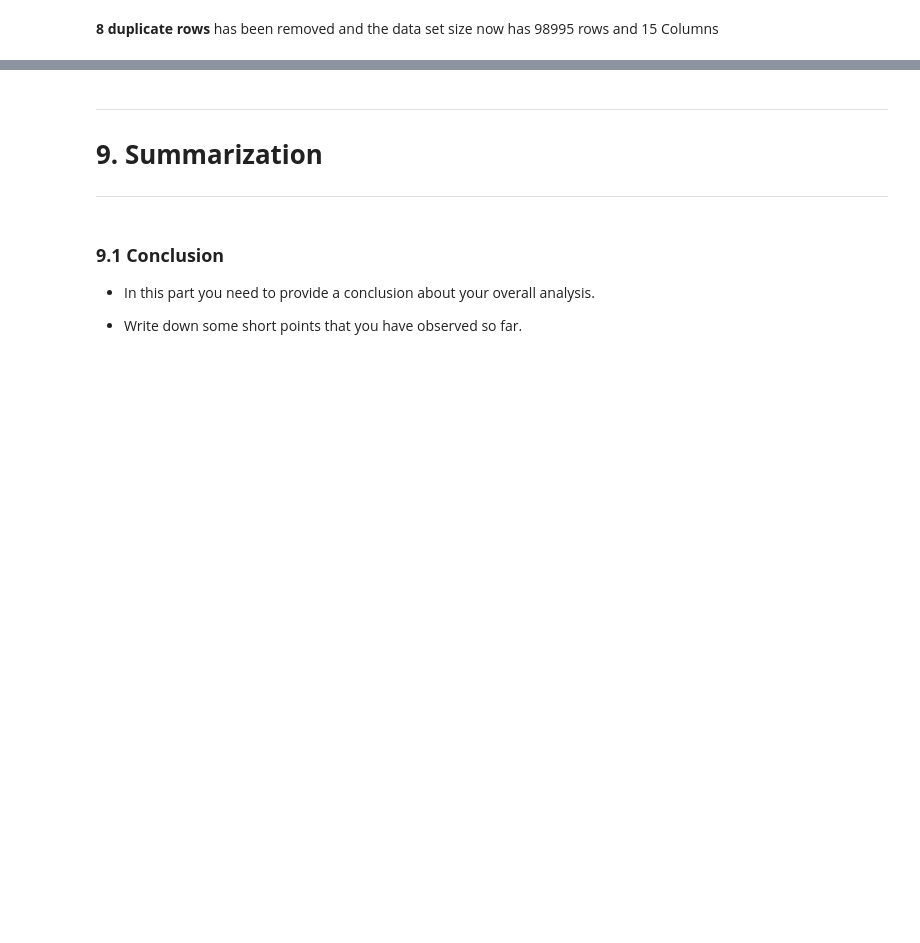
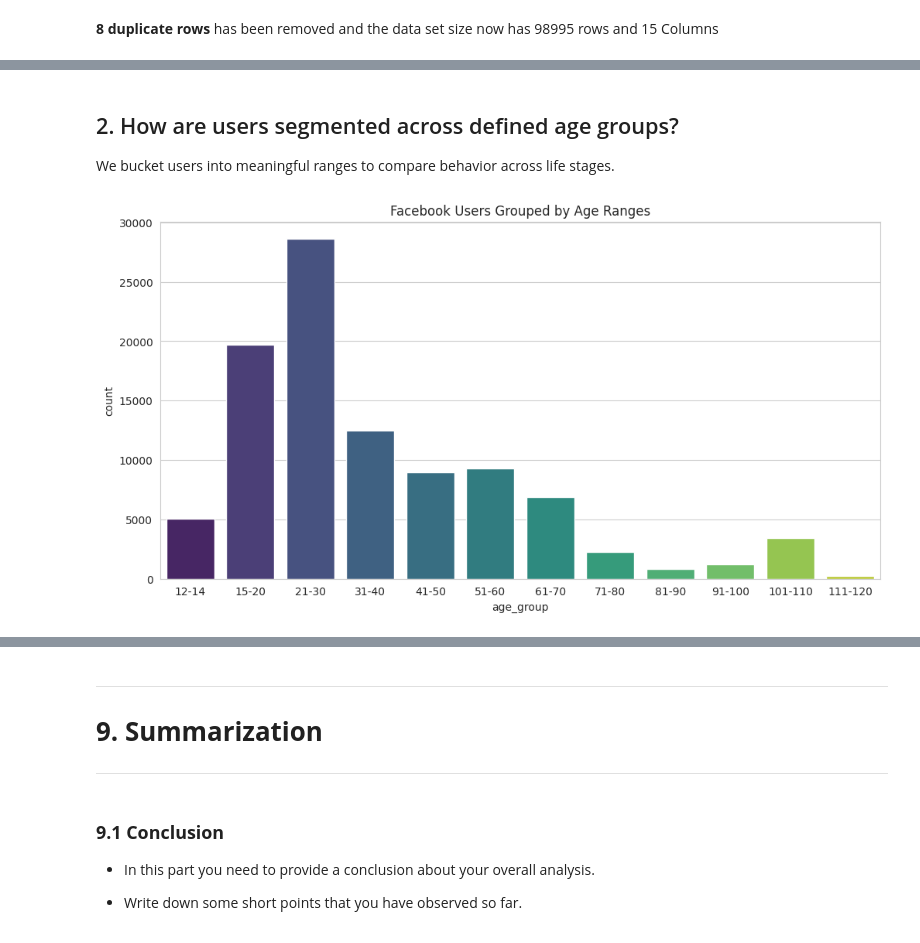
Before and after one commit to amitkharche/exploratory_data_analysis_projects_amit_kharche, a Jupyter notebook: 04.EDA_facebook_utilization_amit_kharche/Accredian_Analysis on Facebook Utilization.ipynb, the cells around one changed output, grey strips where cells are left out. Saved outputs shown, nothing was run; the diff lists cells and outputs as text; code cells hidden in the pictures; blank space fills up the shorter version.

```diff
--- a/04.EDA_facebook_utilization_amit_kharche/Accredian_Analysis on Facebook Utilization.ipynb
+++ b/04.EDA_facebook_utilization_amit_kharche/Accredian_Analysis on Facebook Utilization.ipynb
@@ -438,0 +446,16 @@ facebook_df.describe(include='all')
+# %% [markdown]
+## 2. How are users segmented across defined age groups?
+We bucket users into meaningful ranges to compare behavior across life stages.
+# %%
+labels = ['12-14', '15-20','21-30','31-40','41-50', '51-60', '61-70', '71-80','81-90','91-100','101-110','111-120']
+facebook_df['age_group'] = pd.cut(facebook_df['age'],
+                                  bins=[10,15,20,30,40,50,60,70,80,90,100,110,120],
+                                  labels=labels,
+                                  include_lowest=True)
+
+plt.figure(figsize=(12, 6))
+sns.countplot(x='age_group', data=facebook_df, palette="viridis")
+plt.title("Facebook Users Grouped by Age Ranges")
+plt.show()
+# %% [output]
+[figure, added]
```
Also changed, not shown: parts of 44 cells of this notebook.
